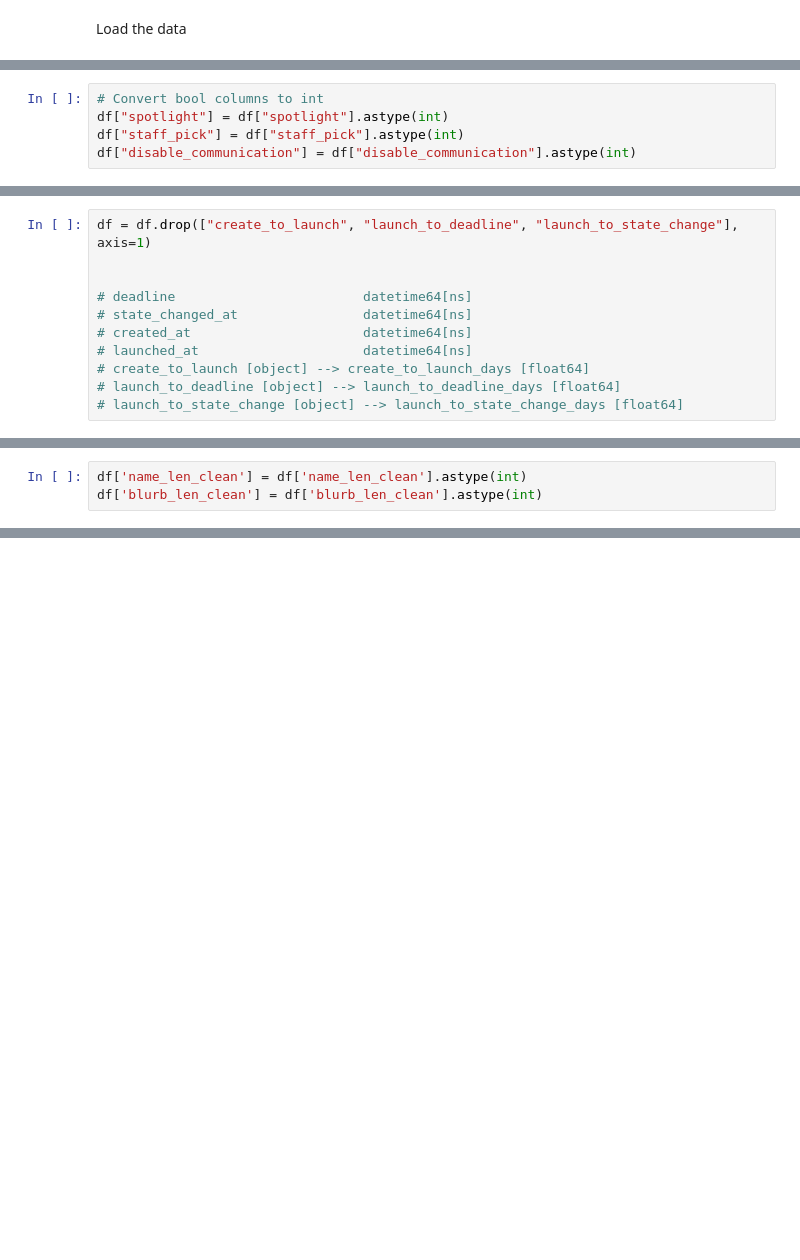
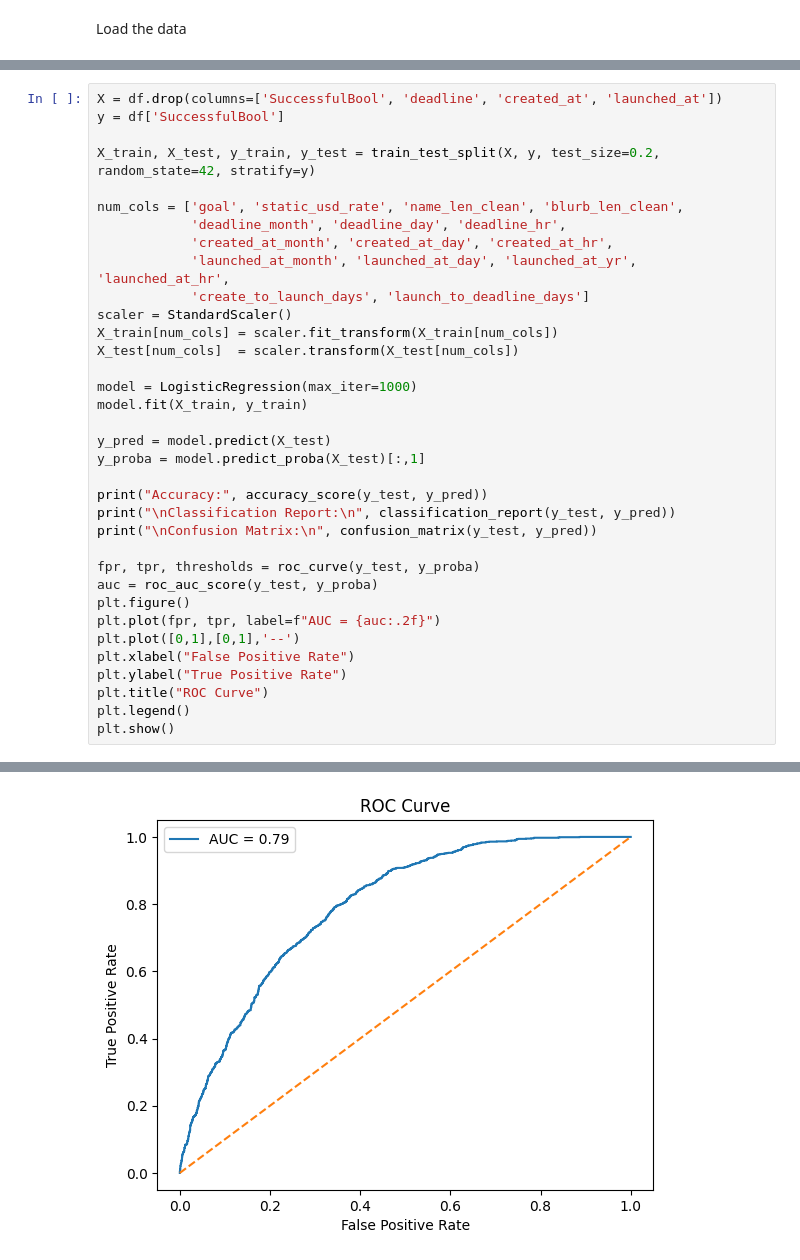
Before and after one commit to zarahtau/kickstarter-project-success-predictions, a Jupyter notebook: notebooks/logistic_regression.ipynb, the cells around one changed output, grey strips where cells are left out. Drawn from its saved outputs; the diff is of its cells as text; blank space fills up the shorter version.

```diff
--- a/notebooks/logistic_regression.ipynb
+++ b/notebooks/logistic_regression.ipynb
@@ -1276,5 +58,0 @@ dtype: object
-# %%
-# Convert bool columns to int
-df["spotlight"] = df["spotlight"].astype(int)
-df["staff_pick"] = df["staff_pick"].astype(int)
-df["disable_communication"] = df["disable_communication"].astype(int)
@@ -1318,11 +58,0 @@ df[columns_to_show].head(2)
-# %%
-df = df.drop(["create_to_launch", "launch_to_deadline", "launch_to_state_change"], axis=1)
-
-
-# deadline                        datetime64[ns]
-# state_changed_at                datetime64[ns]
-# created_at                      datetime64[ns]
-# launched_at                     datetime64[ns]
-# create_to_launch [object] --> create_to_launch_days [float64]
-# launch_to_deadline [object] --> launch_to_deadline_days [float64]
-# launch_to_state_change [object] --> launch_to_state_change_days [float64]
@@ -1335,3 +58,0 @@ df[df.select_dtypes(include='object').columns].head(2)
-# %%
-df['name_len_clean'] = df['name_len_clean'].astype(int)
-df['blurb_len_clean'] = df['blurb_len_clean'].astype(int)
@@ -1447,0 +70,36 @@ Index(['name', 'blurb', 'goal', 'disable_communication', 'country', 'currency',
+# %%
+X = df.drop(columns=['SuccessfulBool', 'deadline', 'created_at', 'launched_at'])
+y = df['SuccessfulBool']
+
+X_train, X_test, y_train, y_test = train_test_split(X, y, test_size=0.2, random_state=42, stratify=y)
+
+num_cols = ['goal', 'static_usd_rate', 'name_len_clean', 'blurb_len_clean',
+            'deadline_month', 'deadline_day', 'deadline_hr',
+            'created_at_month', 'created_at_day', 'created_at_hr',
+            'launched_at_month', 'launched_at_day', 'launched_at_yr', 'launched_at_hr',
+            'create_to_launch_days', 'launch_to_deadline_days']
+scaler = StandardScaler()
+X_train[num_cols] = scaler.fit_transform(X_train[num_cols])
+X_test[num_cols]  = scaler.transform(X_test[num_cols])
+
+model = LogisticRegression(max_iter=1000)
+model.fit(X_train, y_train)
+
+y_pred = model.predict(X_test)
+y_proba = model.predict_proba(X_test)[:,1]
+
+print("Accuracy:", accuracy_score(y_test, y_pred))
+print("\nClassification Report:\n", classification_report(y_test, y_pred))
+print("\nConfusion Matrix:\n", confusion_matrix(y_test, y_pred))
+
+fpr, tpr, thresholds = roc_curve(y_test, y_proba)
+auc = roc_auc_score(y_test, y_proba)
+plt.figure()
+plt.plot(fpr, tpr, label=f"AUC = {auc:.2f}")
+plt.plot([0,1],[0,1],'--')
+plt.xlabel("False Positive Rate")
+plt.ylabel("True Positive Rate")
+plt.title("ROC Curve")
+plt.legend()
+plt.show()
+# %% [output]
@@ -1447,0 +122 @@ Index(['name', 'blurb', 'goal', 'disable_communication', 'country', 'currency',
+[figure, added]
```
Also changed, not shown: parts of 75 cells of this notebook.
